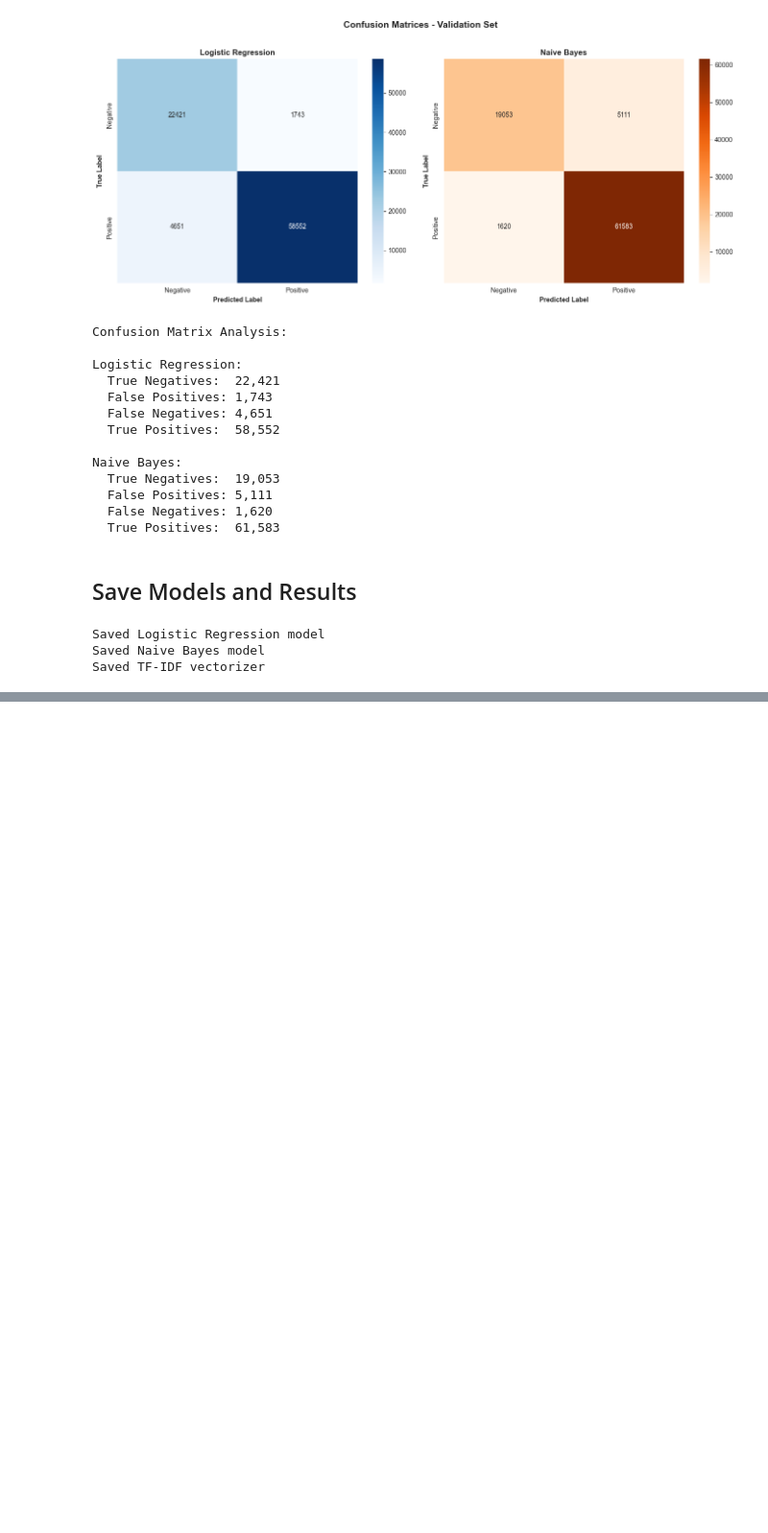
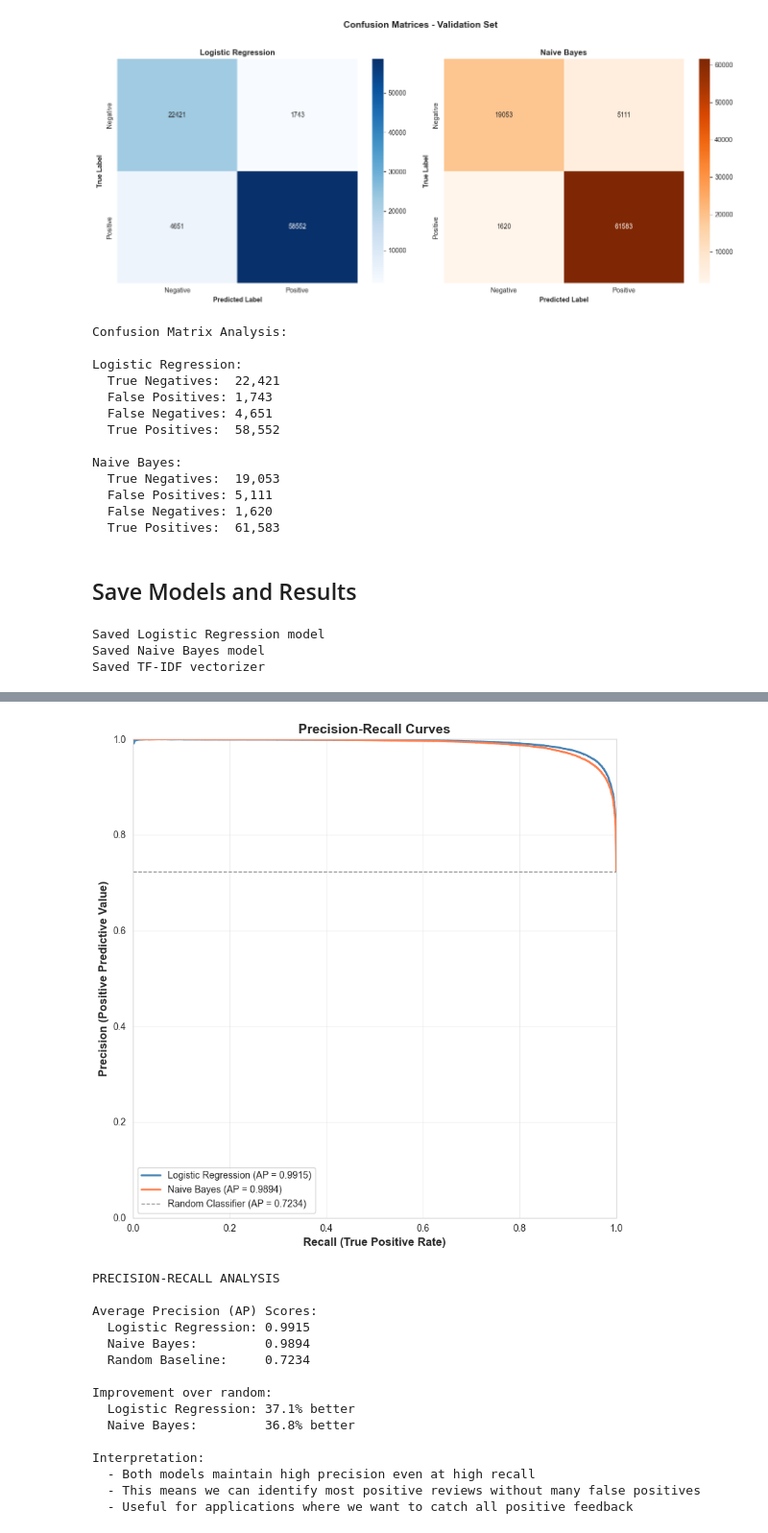
Before and after one commit to 3028Bikalpa/SOSC314_project_Bikki, a Jupyter notebook: Codes/models.ipynb, the cells around one changed output, grey strips where cells are left out. Shown at 96% size. Drawn from its saved outputs; the diff is of its cells as text; code cells hidden in the pictures; blank space fills up the shorter version.

```diff
--- a/Codes/models.ipynb
+++ b/Codes/models.ipynb
@@ -1321,0 +1485,65 @@ Saved TF-IDF vectorizer
+# %%
+# Compute Precision-Recall curves
+precision_lr, recall_lr, thresholds_pr_lr = precision_recall_curve(y_val, y_prob_lr)
+precision_nb, recall_nb, thresholds_pr_nb = precision_recall_curve(y_val, y_prob_nb)
+
+# Compute Average Precision
+ap_lr = average_precision_score(y_val, y_prob_lr)
+ap_nb = average_precision_score(y_val, y_prob_nb)
+
+# Baseline (random classifier) for imbalanced data
+baseline = y_val.mean()  # Proportion of positive class
+
+# Plot PR curves
+fig, ax = plt.subplots(figsize=(8, 8))
+
+ax.plot(recall_lr, precision_lr, label=f'Logistic Regression (AP = {ap_lr:.4f})',
+        color='steelblue', linewidth=2)
+ax.plot(recall_nb, precision_nb, label=f'Naive Bayes (AP = {ap_nb:.4f})',
+        color='coral', linewidth=2)
+ax.axhline(y=baseline, color='gray', linestyle='--',
+           label=f'Random Classifier (AP = {baseline:.4f})', linewidth=1)
+
+ax.set_xlabel('Recall (True Positive Rate)', fontweight='bold', fontsize=12)
+ax.set_ylabel('Precision (Positive Predictive Value)', fontweight='bold', fontsize=12)
+ax.set_title('Precision-Recall Curves', fontweight='bold', fontsize=14)
+ax.legend(loc='lower left', fontsize=10)
+ax.grid(alpha=0.3)
+ax.set_xlim([0, 1])
+ax.set_ylim([0, 1])
+
+plt.tight_layout()
+plt.savefig('../Images/precision_recall_curves.png', dpi=300, bbox_inches='tight')
+plt.show()
+
+print("PRECISION-RECALL ANALYSIS")
+print(f"\nAverage Precision (AP) Scores:")
+print(f"  Logistic Regression: {ap_lr:.4f}")
+print(f"  Naive Bayes:         {ap_nb:.4f}")
+print(f"  Random Baseline:     {baseline:.4f}")
+
+print(f"\nImprovement over random:")
+print(f"  Logistic Regression: {(ap_lr - baseline) / baseline * 100:.1f}% better")
+print(f"  Naive Bayes:         {(ap_nb - baseline) / baseline * 100:.1f}% better")
+
+print("\nInterpretation:")
+print("  - Both models maintain high precision even at high recall")
+print("  - This means we can identify most positive reviews without many false positives")
+print("  - Useful for applications where we want to catch all positive feedback")
+# %% [output]
+[figure, added]
+PRECISION-RECALL ANALYSIS
+
+Average Precision (AP) Scores:
+  Logistic Regression: 0.9915
+  Naive Bayes:         0.9894
+  Random Baseline:     0.7234
+
+Improvement over random:
+  Logistic Regression: 37.1% better
+  Naive Bayes:         36.8% better
+
+Interpretation:
+  - Both models maintain high precision even at high recall
+  - This means we can identify most positive reviews without many false positives
+  - Useful for applications where we want to catch all positive feedback
```
Also changed, not shown: parts of 14 cells of this notebook, 5 other files.
